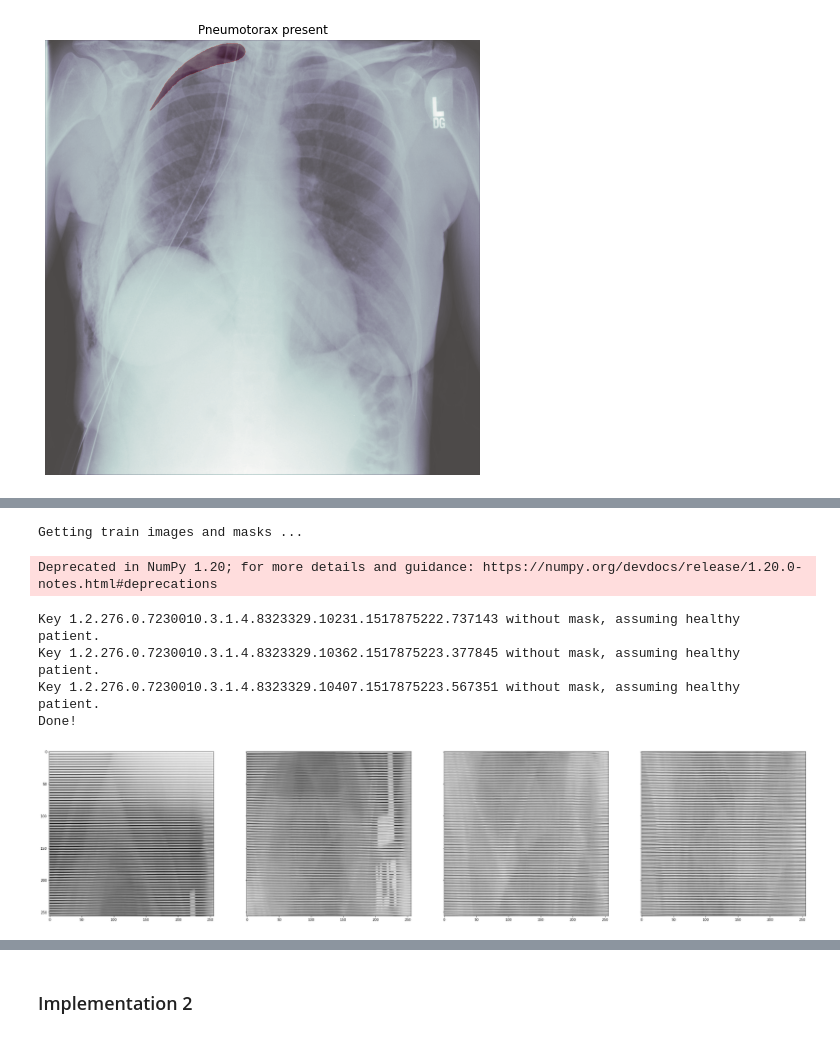
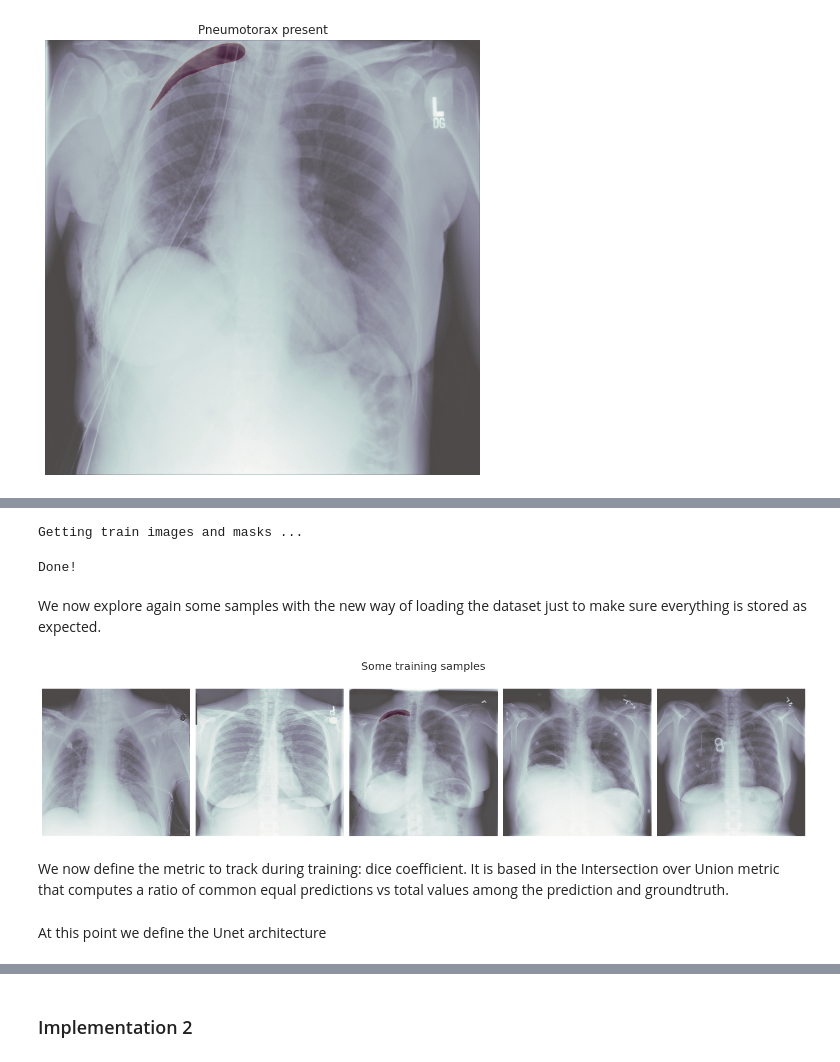
Before and after one commit to adriacarrasquilla/pneumothorax-segmentation, a Jupyter notebook: pneumothorax.ipynb, the cells around one changed output, grey strips where cells are left out. Cells and saved outputs as stored; diff of their text form; code cells hidden in the pictures.

```diff
--- a/pneumothorax.ipynb
+++ b/pneumothorax.ipynb
@@ -242,49 +380,9 @@ Describe the solution
 # %%
-train_files = sorted(glob.glob('/kaggle/input/pneumothorax/train/dicom_files/*'))[:500]
-test_files = sorted(glob.glob('/kaggle/input/pneumothorax/test/dicom_files/*'))[:500]
+# Create training and test dataset from the csv file
+train_files = sorted(glob.glob('/kaggle/input/pneumothorax/train/dicom_files/*'))
+test_files = sorted(glob.glob('/kaggle/input/pneumothorax/test/dicom_files/*'))
 train_df = pd.read_csv('/kaggle/input/pneumothorax/train/train-rle.csv', index_col='ImageId')
+X_train, Y_train = get_data(train_files, train_df)
+# %% [output]
+Getting train images and masks ...
+Done!
-# %%
-im_height = 1024
-im_width = 1024
-im_chan = 1
-# Get train images and masks
-X_train = np.zeros((len(train_files), im_height, im_width, im_chan), dtype=np.uint8)
-Y_train = np.zeros((len(train_files), im_height, im_width, 1), dtype=np.bool)
-print('Getting train images and masks ... ')
-sys.stdout.flush()
-for n, _id in tqdm_notebook(enumerate(train_files), total=len(train_files)):
-    dataset = pydicom.read_file(_id)
-    X_train[n] = np.expand_dims(dataset.pixel_array, axis=2)
-    try:
-        if '-1' in train_df.loc[_id.split('/')[-1][:-4],' EncodedPixels']:
-            Y_train[n] = np.zeros((1024, 1024, 1))
-        else:
-            if type(train_df.loc[_id.split('/')[-1][:-4],' EncodedPixels']) == str:
-                Y_train[n] = np.expand_dims(rle2mask(train_df.loc[_id.split('/')[-1][:-4],' EncodedPixels'], 1024, 1024), axis=2)
-            else:
-                Y_train[n] = np.zeros((1024, 1024, 1))
-                for x in train_df.loc[_id.split('/')[-1][:-4],' EncodedPixels']:
-                    Y_train[n] =  Y_train[n] + np.expand_dims(rle2mask(x, 1024, 1024), axis=2)
-    except KeyError:
-        print(f"Key {_id.split('/')[-1][:-4]} without mask, assuming healthy patient.")
-        Y_train[n] = np.zeros((1024, 1024, 1)) # Assume missing masks are empty masks.
-
-print('Done!')
-# %% [output]
-Getting train images and masks ...
-Deprecated in NumPy 1.20; for more details and guidance: https://numpy.org/devdocs/release/1.20.0-notes.html#deprecations
-Key 1.2.276.0.7230010.3.1.4.8323329.10231.1517875222.737143 without mask, assuming healthy patient.
-Key 1.2.276.0.7230010.3.1.4.8323329.10362.1517875223.377845 without mask, assuming healthy patient.
-Key 1.2.276.0.7230010.3.1.4.8323329.10407.1517875223.567351 without mask, assuming healthy patient.
-Done!
-# %%
-im_height = 256
-im_width = 256
-X_train = X_train.reshape((-1, im_height, im_width, 1))
-Y_train = Y_train.reshape((-1, im_height, im_width, 1))
-# %%
-fig, ax = plt.subplots(nrows=1, ncols=4, sharey=True, figsize=(40,10))
-for q, d in enumerate(X_train[:4]):
-    ax[q].imshow(np.squeeze(np.stack((d,)*3, -1)), cmap=plt.cm.bone)
-# %% [output]
-[figure, removed]
@@ -297 +389,19 @@ def dice_coef(y_true, y_pred, smooth=1):
+# %% [markdown]
+We now explore again some samples with the new way of loading the dataset just to make sure everything is stored as expected.
+# %%
+n_imgs = 5
+fig, ax = plt.subplots(nrows=1, ncols=n_imgs, sharey=True, figsize=(20,5))
+for i in range(n_imgs):
+    ax[i].imshow(X_train[i+4], cmap=plt.cm.bone)
+    ax[i].imshow(Y_train[i+4], cmap="Reds", alpha=0.3)
+    ax[i].axis("off")
+plt.suptitle("Some training samples", size=20)
+plt.tight_layout()
+plt.show()
+# %% [output]
+[figure, added]
+# %% [markdown]
+We now define the metric to track during training: dice coefficient. It is based in the Intersection over Union metric that computes a ratio of common equal predictions vs total values among the prediction and groundtruth.
+# %% [markdown]
+At this point we define the Unet architecture
 # %%
```
Also changed, not shown: parts of 63 cells of this notebook.
